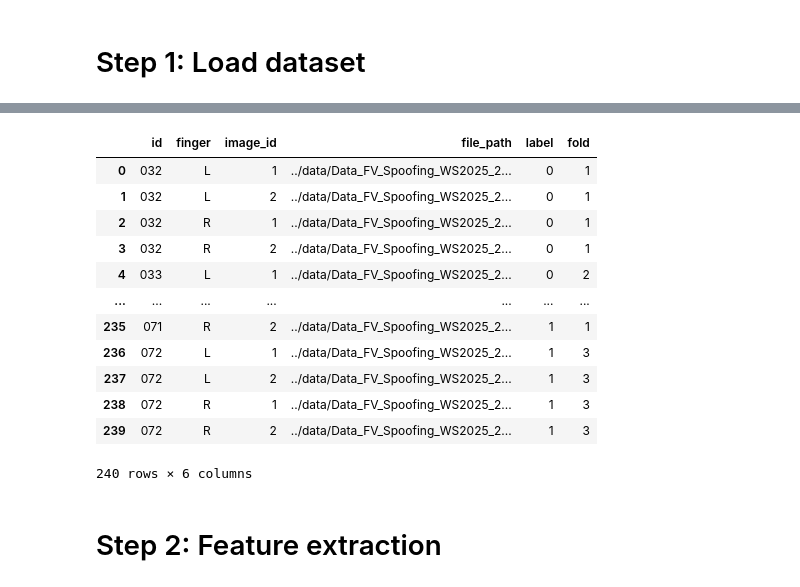
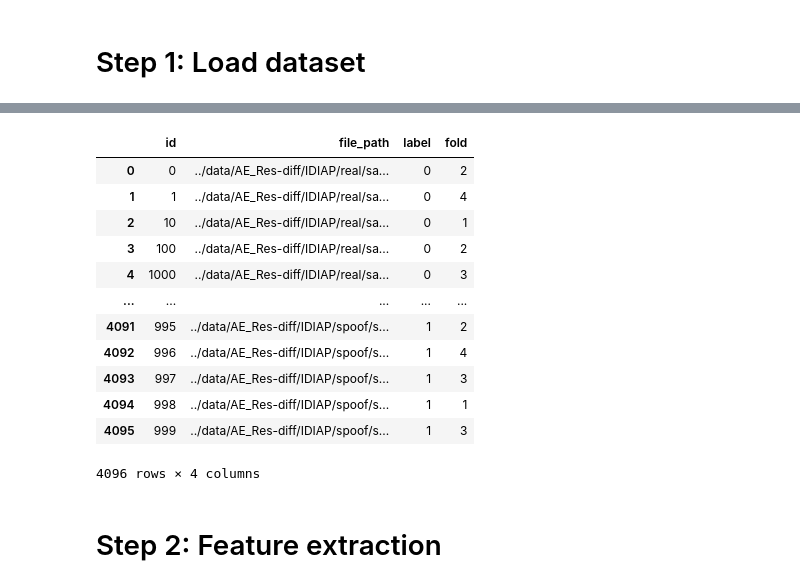
Before and after one commit to Andino20/PAD_LBP_PS-Bildverarbeitung-WS25, a Jupyter notebook: notebooks/Pipeline.ipynb, the cells around one changed output, grey strips where cells are left out. Cells and saved outputs as stored; diff of their text form; code cells hidden in the pictures.

```diff
--- a/notebooks/Pipeline.ipynb
+++ b/notebooks/Pipeline.ipynb
@@ -25,10 +49,27 @@ scut = {
+# %%
+dataset = idiap
+dataset_title = 'IDIAP'
+dataset_vae = idiap_vae
+dataset_ae = idiap_ae
 # %%
 # Keep only real images that have a spoof counterpart
-idiap['real'].filter_by_df(idiap['spoof'].get_df(), on_columns=['id', 'finger'])
+dataset['real'].filter_by_df(dataset['spoof'].get_df(), on_columns=['id', 'finger'])
 
 # Add labels
-idiap['real'].get_df_mut()['label'] = 0
-idiap['spoof'].get_df_mut()['label'] = 1
+dataset['real'].get_df_mut()['label'] = 0
+dataset['spoof'].get_df_mut()['label'] = 1
 
 # Concatinate real and spoof dataframes
-df = pd.concat([idiap['real'].get_df_mut(), idiap['spoof'].get_df_mut()]).reset_index().drop(columns=['index'])
+df = pd.concat([dataset['real'].get_df_mut(), dataset['spoof'].get_df_mut()]).reset_index().drop(columns=['index'])
+
+dataset_vae['real'].filter_by_df(dataset_vae['spoof'].get_df(), on_columns=['id'])
+dataset_vae['real'].get_df_mut()['label'] = 0
+dataset_vae['spoof'].get_df_mut()['label'] = 1
+df_vae = pd.concat([dataset_vae['real'].get_df_mut(), dataset_vae['spoof'].get_df_mut()]).reset_index().drop(columns=['index'])
+df_vae
+
+dataset_ae['real'].filter_by_df(dataset_ae['spoof'].get_df(), on_columns=['id'])
+dataset_ae['real'].get_df_mut()['label'] = 0
+dataset_ae['spoof'].get_df_mut()['label'] = 1
+df_ae = pd.concat([dataset_ae['real'].get_df_mut(), dataset_ae['spoof'].get_df_mut()]).reset_index().drop(columns=['index'])
+df_ae
@@ -35,40 +90,42 @@ df = pd.concat([idiap['real'].get_df_mut(), idiap['spoof'].get_df_mut()]).reset_
 # %%
 from sklearn.model_selection import GroupKFold
 
 def add_stratified_folds(df, group_col='id', shuffle=True, random_state=42, n_splits=5):
     """
     Adds a 'fold' column to the dataframe ensuring that all rows
     belonging to the same user (group) stay within the same fold.
     """
     # Initialize the GroupKFold object
     gkf = GroupKFold(n_splits=n_splits, shuffle=shuffle, random_state=random_state)
 
     # Create a placeholder column
     df['fold'] = -1
 
     groups= df[group_col]
     # Since we only care about the groups, we pass dummy values for X and y.
     for fold_idx, (train_idx, test_idx) in enumerate(gkf.split(df, groups=groups)):
         # Assign the fold index to the rows designated as the 'test' set for this split
         df.loc[df.index[test_idx], 'fold'] = fold_idx
 
     return df
 
 add_stratified_folds(df)
+add_stratified_folds(df_vae)
+add_stratified_folds(df_ae)
 # %% [output]
-|  | id | finger | image_id | file_path | label | fold |
-| 0 | 032 | L | 1 | ../data/Data_FV_Spoofing_WS2025_2... | 0 | 1 |
-| 1 | 032 | L | 2 | ../data/Data_FV_Spoofing_WS2025_2... | 0 | 1 |
-| 2 | 032 | R | 1 | ../data/Data_FV_Spoofing_WS2025_2... | 0 | 1 |
-| 3 | 032 | R | 2 | ../data/Data_FV_Spoofing_WS2025_2... | 0 | 1 |
-| 4 | 033 | L | 1 | ../data/Data_FV_Spoofing_WS2025_2... | 0 | 2 |
-| ... | ... | ... | ... | ... | ... | ... |
-| 235 | 071 | R | 2 | ../data/Data_FV_Spoofing_WS2025_2... | 1 | 1 |
-| 236 | 072 | L | 1 | ../data/Data_FV_Spoofing_WS2025_2... | 1 | 3 |
-| 237 | 072 | L | 2 | ../data/Data_FV_Spoofing_WS2025_2... | 1 | 3 |
-| 238 | 072 | R | 1 | ../data/Data_FV_Spoofing_WS2025_2... | 1 | 3 |
-| 239 | 072 | R | 2 | ../data/Data_FV_Spoofing_WS2025_2... | 1 | 3 |
+|  | id | file_path | label | fold |
+| 0 | 0 | ../data/AE_Res-diff/IDIAP/real/sa... | 0 | 2 |
+| 1 | 1 | ../data/AE_Res-diff/IDIAP/real/sa... | 0 | 4 |
+| 2 | 10 | ../data/AE_Res-diff/IDIAP/real/sa... | 0 | 1 |
+| 3 | 100 | ../data/AE_Res-diff/IDIAP/real/sa... | 0 | 2 |
+| 4 | 1000 | ../data/AE_Res-diff/IDIAP/real/sa... | 0 | 3 |
+| ... | ... | ... | ... | ... |
+| 4091 | 995 | ../data/AE_Res-diff/IDIAP/spoof/s... | 1 | 2 |
+| 4092 | 996 | ../data/AE_Res-diff/IDIAP/spoof/s... | 1 | 4 |
+| 4093 | 997 | ../data/AE_Res-diff/IDIAP/spoof/s... | 1 | 3 |
+| 4094 | 998 | ../data/AE_Res-diff/IDIAP/spoof/s... | 1 | 1 |
+| 4095 | 999 | ../data/AE_Res-diff/IDIAP/spoof/s... | 1 | 3 |
-240 rows × 6 columns
+4096 rows × 4 columns
 # %% [markdown]
 # Step 2: Feature extraction
 # %%
```
Also changed, not shown: parts of 7 cells of this notebook, 15 other files.
